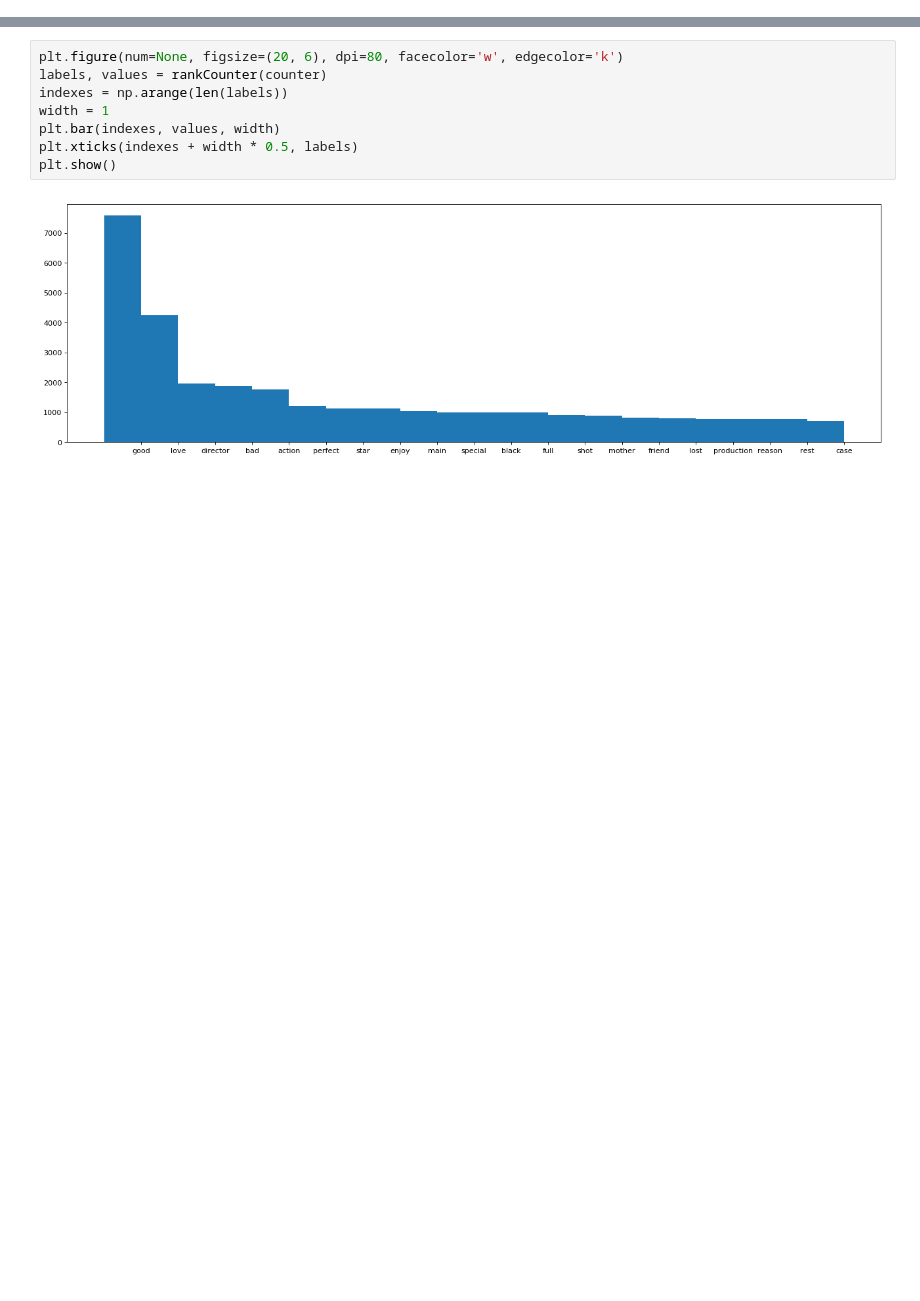
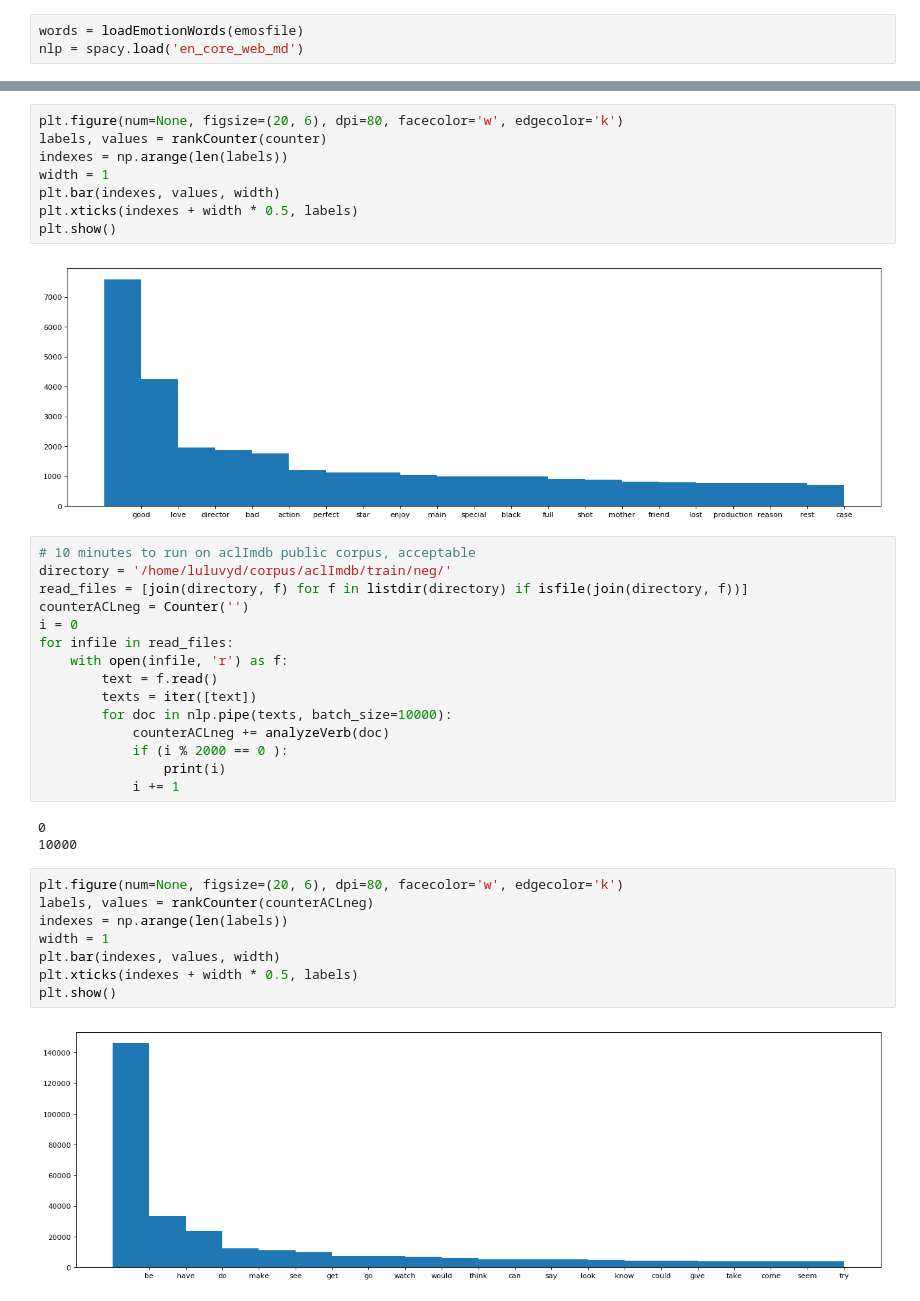
Before and after one commit to lucerne/com_metrics_chatbot, a Jupyter notebook: code/analysis/spark_analysis-2.ipynb, the cells around one changed output, grey strips where cells are left out. Cells and saved outputs as stored; diff of their text form; blank space fills up the shorter version.

Commit message:
break large corpus

```diff
--- a/code/analysis/spark_analysis-2.ipynb
+++ b/code/analysis/spark_analysis-2.ipynb
@@ -29,3 +28,6 @@ words = loadEmotionWords(filename)
+# %%
+words = loadEmotionWords(emosfile)
+nlp = spacy.load('en_core_web_md')
 # %%
 read_files = [join(directory, f) for f in listdir(directory) if isfile(join(directory, f))]
 # %%
@@ -104,3 +106,31 @@ plt.xticks(indexes + width * 0.5, labels)
 plt.show()
 # %% [output]
 [figure]
+# %%
+# 10 minutes to run on aclImdb public corpus, acceptable
+directory = '/home/luluvyd/corpus/aclImdb/train/neg/'
+read_files = [join(directory, f) for f in listdir(directory) if isfile(join(directory, f))]
+counterACLneg = Counter('')
+i = 0
+for infile in read_files:
+    with open(infile, 'r') as f:
+        text = f.read()
+        texts = iter([text])
+        for doc in nlp.pipe(texts, batch_size=10000):
+            counterACLneg += analyzeVerb(doc)
+            if (i % 2000 == 0 ):
+                print(i)
+            i += 1
+# %% [output]
+0
+10000
+# %%
+plt.figure(num=None, figsize=(20, 6), dpi=80, facecolor='w', edgecolor='k')
+labels, values = rankCounter(counterACLneg)
+indexes = np.arange(len(labels))
+width = 1
+plt.bar(indexes, values, width)
+plt.xticks(indexes + width * 0.5, labels)
+plt.show()
+# %% [output]
+[figure, added]
```
Also changed, not shown: parts of 14 cells of this notebook, 3 other files.
